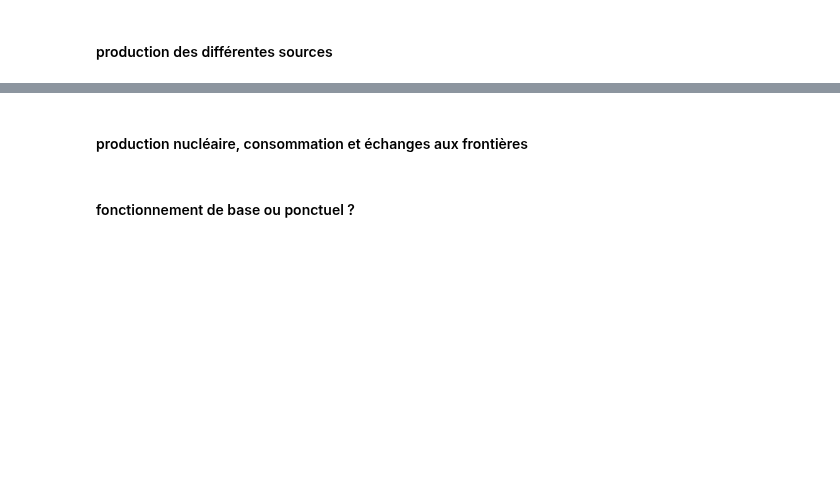
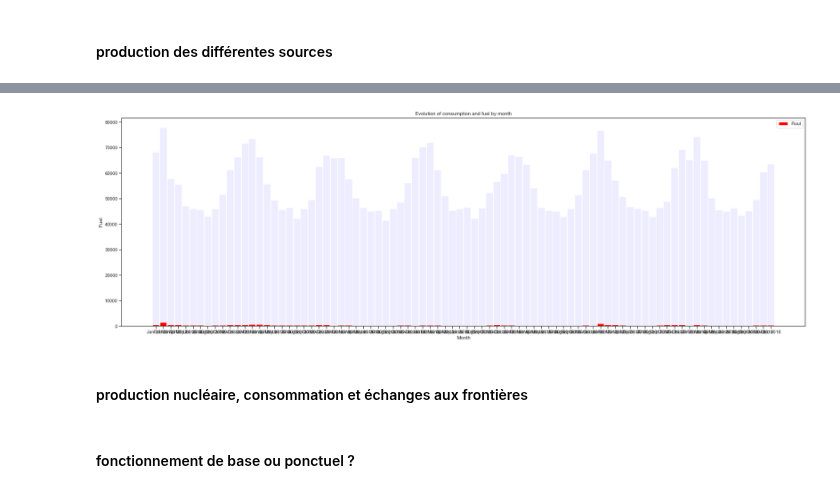
Before and after one commit to ManuLabricole/CDN-Statistique, a Jupyter notebook: Notebooks/Stat_descriptives_part2_mise_en_pratique.ipynb, the cells around one changed output, grey strips where cells are left out. Drawn from its saved outputs; the diff is of its cells as text; code cells hidden in the pictures; blank space fills up the shorter version.

```diff
--- a/Notebooks/Stat_descriptives_part2_mise_en_pratique.ipynb
+++ b/Notebooks/Stat_descriptives_part2_mise_en_pratique.ipynb
@@ -736,3 +634,35 @@ Index(['Fioul', 'Charbon', 'Gaz', 'Nucléaire', 'Eolien', 'Solaire',
+# %%
+
+# resample the data to monthly frequency and calculate the sum of consumption and fuel columns
+df_monthly = df.resample('M').mean()
+
+# create a figure and axis for the plot
+fig, ax = plt.subplots(figsize=(24, 8))
+
+# plot the consumption in a bar chart
+width = 0.9
+x1 = df_monthly.index.strftime('%b %Y')
+ax.bar(x1, df_monthly['Consommation'], width, color='blue', alpha=.07)
+ax.set_xlabel('Month')
+ax.set_ylabel('Consumption')
+ax.set_title('Evolution of consumption and fuel by month')
+
+# plot the fuels in a stacked bar chart
+x2 = x1
+fuel_colors = ['red']#, 'orange', 'yellow']
+fuel_labels = ['Fioul']#, 'Charbon', 'Gaz']
+for i, fuel in enumerate(fuel_labels):
+    ax.bar(x2, df_monthly[fuel], width, bottom=df_monthly[fuel_labels[:i]].sum(axis=1), color=fuel_colors[i], label=fuel)
+ax.set_ylabel('Fuel')
+ax.legend()
+
+# adjust the layout of the plot
+plt.tight_layout()
+
+# display the plot
+plt.show()
+# %% [output]
+[figure, added]
 # %%
 #liste_energie = ['Fioul', 'Charbon', 'Gaz', 'Nucléaire', 'Eolien', 'Solaire', 'Hydraulique', 'Pompage', 'Bioénergies']
 #df_n.groupby(pd.Grouper(freq="M")).mean().plot.bar(y=liste_energie,figsize=(50,7),title = "Prévision de production d'electricité en France en fonction du temps", ylabel = 'Consommation en MW', stacked=True)
```
Also changed, not shown: parts of 24 cells of this notebook.
